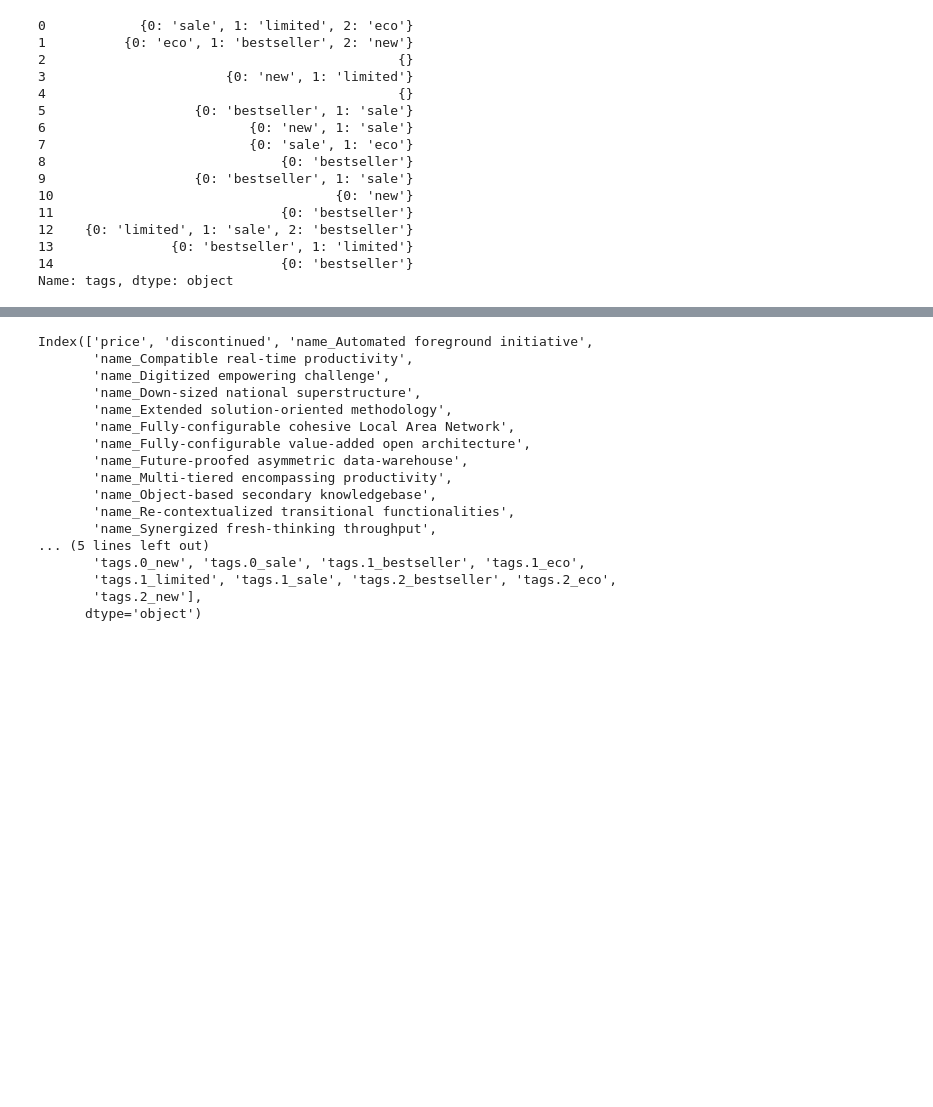
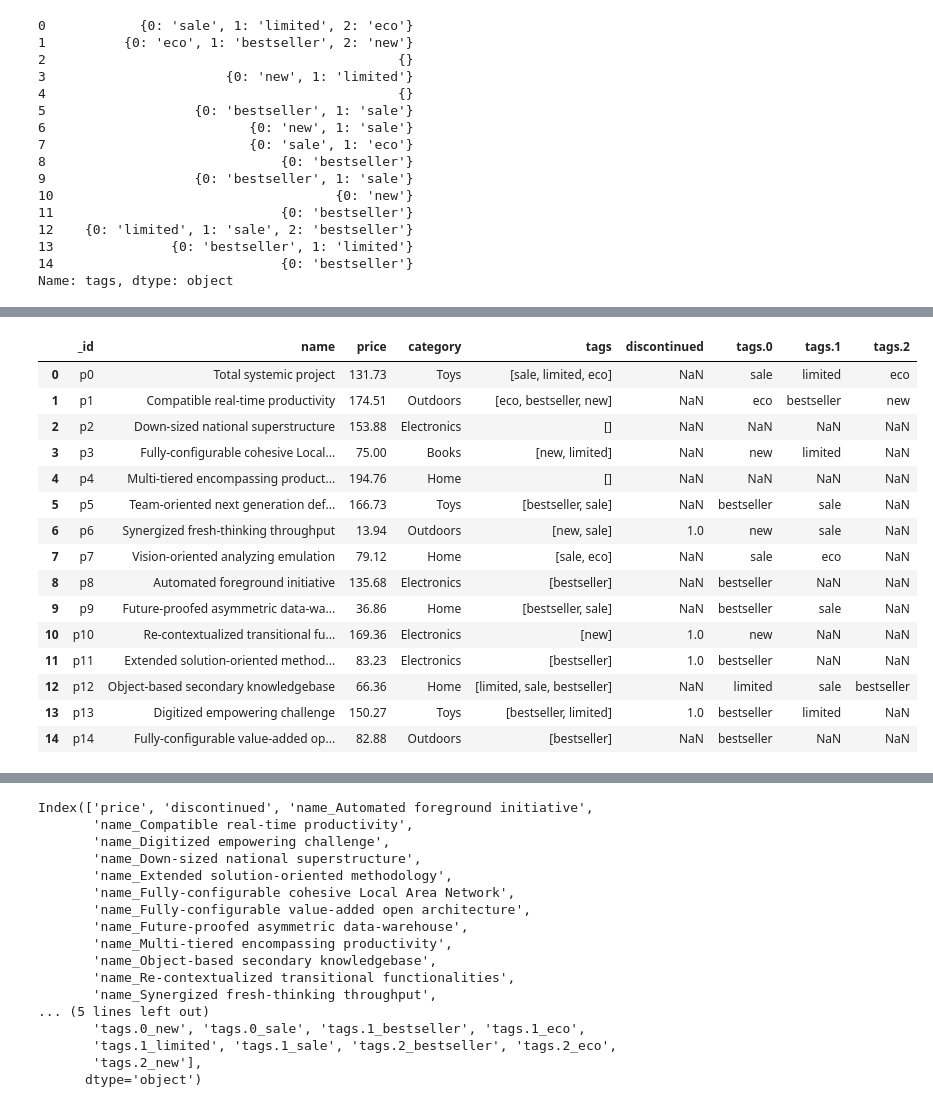
Before and after one commit to turnbullfordsdt/Main-DSDT-Example-Repo, a Jupyter notebook: Data Science/flattening_data.ipynb, the cells around one changed output, grey strips where cells are left out. Cells and saved outputs as stored; diff of their text form; code cells hidden in the pictures; blank space fills up the shorter version.

```diff
--- a/Data Science/flattening_data.ipynb
+++ b/Data Science/flattening_data.ipynb
@@ -109,5 +107,24 @@ ohe_fs
 # %%
 columns_of_fsf = flattened_subframe.columns
 dataset[columns_of_fsf] = flattened_subframe
+
+dataset
+# %% [output]
+|  | _id | name | price | category | tags | discontinued | tags.0 | tags.1 | tags.2 |
+| 0 | p0 | Total systemic project | 131.73 | Toys | [sale, limited, eco] | NaN | sale | limited | eco |
+| 1 | p1 | Compatible real-time productivity | 174.51 | Outdoors | [eco, bestseller, new] | NaN | eco | bestseller | new |
+| 2 | p2 | Down-sized national superstructure | 153.88 | Electronics | [] | NaN | NaN | NaN | NaN |
+| 3 | p3 | Fully-configurable cohesive Local... | 75.00 | Books | [new, limited] | NaN | new | limited | NaN |
+| 4 | p4 | Multi-tiered encompassing product... | 194.76 | Home | [] | NaN | NaN | NaN | NaN |
+| 5 | p5 | Team-oriented next generation def... | 166.73 | Toys | [bestseller, sale] | NaN | bestseller | sale | NaN |
+| 6 | p6 | Synergized fresh-thinking throughput | 13.94 | Outdoors | [new, sale] | 1.0 | new | sale | NaN |
+| 7 | p7 | Vision-oriented analyzing emulation | 79.12 | Home | [sale, eco] | NaN | sale | eco | NaN |
+| 8 | p8 | Automated foreground initiative | 135.68 | Electronics | [bestseller] | NaN | bestseller | NaN | NaN |
+| 9 | p9 | Future-proofed asymmetric data-wa... | 36.86 | Home | [bestseller, sale] | NaN | bestseller | sale | NaN |
+| 10 | p10 | Re-contextualized transitional fu... | 169.36 | Electronics | [new] | 1.0 | new | NaN | NaN |
+| 11 | p11 | Extended solution-oriented method... | 83.23 | Electronics | [bestseller] | 1.0 | bestseller | NaN | NaN |
+| 12 | p12 | Object-based secondary knowledgebase | 66.36 | Home | [limited, sale, bestseller] | NaN | limited | sale | bestseller |
+| 13 | p13 | Digitized empowering challenge | 150.27 | Toys | [bestseller, limited] | 1.0 | bestseller | limited | NaN |
+| 14 | p14 | Fully-configurable value-added op... | 82.88 | Outdoors | [bestseller] | NaN | bestseller | NaN | NaN |
 # %%
 updated_dataset = dataset.drop(columns = ['tags', '_id'])
```
Also changed, not shown: parts of 5 cells of this notebook, 3 other files.
